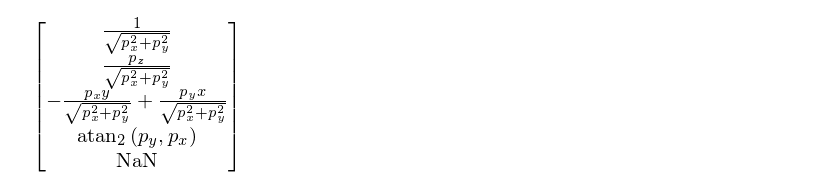
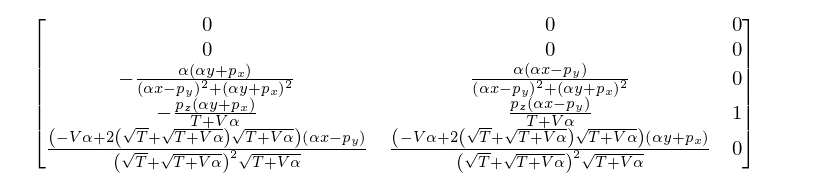
Before and after one commit to thomaskeck/FastFit, a Jupyter notebook: HelixParametrisation.ipynb, the cells around one changed output. Drawn from its saved outputs; the diff is of its cells as text; code cells hidden in the pictures.

```diff
--- a/HelixParametrisation.ipynb
+++ b/HelixParametrisation.ipynb
@@ -4,37 +4,25 @@ from sympy import sin, cos, tan, atan2, sqrt, Matrix, var, init_printing, simpli
 init_printing(use_unicode=True)
 
 var('tanLambda,d0,phi0,z0', real = True)
-var('ptinv, dR', real= True, positive = True)
+var('ptinv', real= True, positive = True)
 var('x,y,z,p_x,p_y,p_z', real = True)
-var('dP,dO,area,chi,l', real = True)
+var('alpha', real = True)
 
 _ptinv = 1 / sqrt(p_x**2 + p_y**2)
-_dR = sqrt(x**2 + y**2)
+_tanLambda = p_z / sqrt(p_x**2 + p_y**2)
+_phi0 = atan2(p_y - x * alpha, p_x + y * alpha)
+_z0 = z - p_z * atan2(p_x * x * alpha + p_y * y * alpha, p_x**2 + p_y**2 + p_x * y * alpha - p_y * x * alpha) / alpha
+_area = 2 * (- x * p_y + y * p_x) + alpha * x**2 + alpha * y**2
+_d0 = _area / (sqrt(p_x**2 + p_y**2) + sqrt(p_x**2 + p_y**2 + alpha * _area))
 
-_tanLambda = _ptinv * p_z
-
-_dP = -x * p_x * _ptinv - y * p_y * _ptinv
-_dO = -y * p_x * _ptinv + x * p_y * _ptinv
-_area = 2 * _dO + alpha * _ptinv * _dR**2
-_chi = -atan2( alpha * _ptinv * _dP, 1 + alpha * _ptinv * _dO)
-_l= -_chi / (alpha * _ptinv)
-
-_denom = (1 + sqrt(1 + alpha * _ptinv * _area))
-_d0 = _area / _denom
-
-_phi0 = atan2(p_y, p_x) + _chi
-_z0 = z + _tanLambda * _l
 
 X = Matrix([
-    _ptinv, _tanLambda, _d0, _phi0, _z0
+    _ptinv, _tanLambda, _phi0, _z0, _d0
 ])
-
 
 Y = Matrix([x, y, z, p_x, p_y, p_z])
 J = X.jacobian(Y)
-
 J.simplify()
 
 A = J[:, :3]
 B = J[:, 3:]
-c0 = X - A * Matrix([x,y,z]) - B * Matrix([p_x, p_y, p_z])
@@ -86,4 +29,11 @@ d3
-# %%
-X.subs([(alpha, 0)])
-# %% [output]
-[figure, removed]
+# %%
+var('T,V', real = True, positive = True)
+_T = p_x**2 + p_y**2
+_P = p_x**2 + p_y**2 + alpha * p_x * y - alpha * p_y *x
+_V1 = 2 * (- x * p_y + y * p_x) + alpha * x**2 + alpha * y**2
+_V2 = 2 * alpha * p_x * y - 2 * alpha * p_y * x + alpha**2 * x**2 + alpha**2 * y**2
+# %%
+A = A.subs([(_P, P),(_V1, V),(_V2, alpha * V), (_T, T)])
+A
+# %% [output]
+[figure, added]
```
Also changed, not shown: parts of 11 cells of this notebook, 1 other file.
